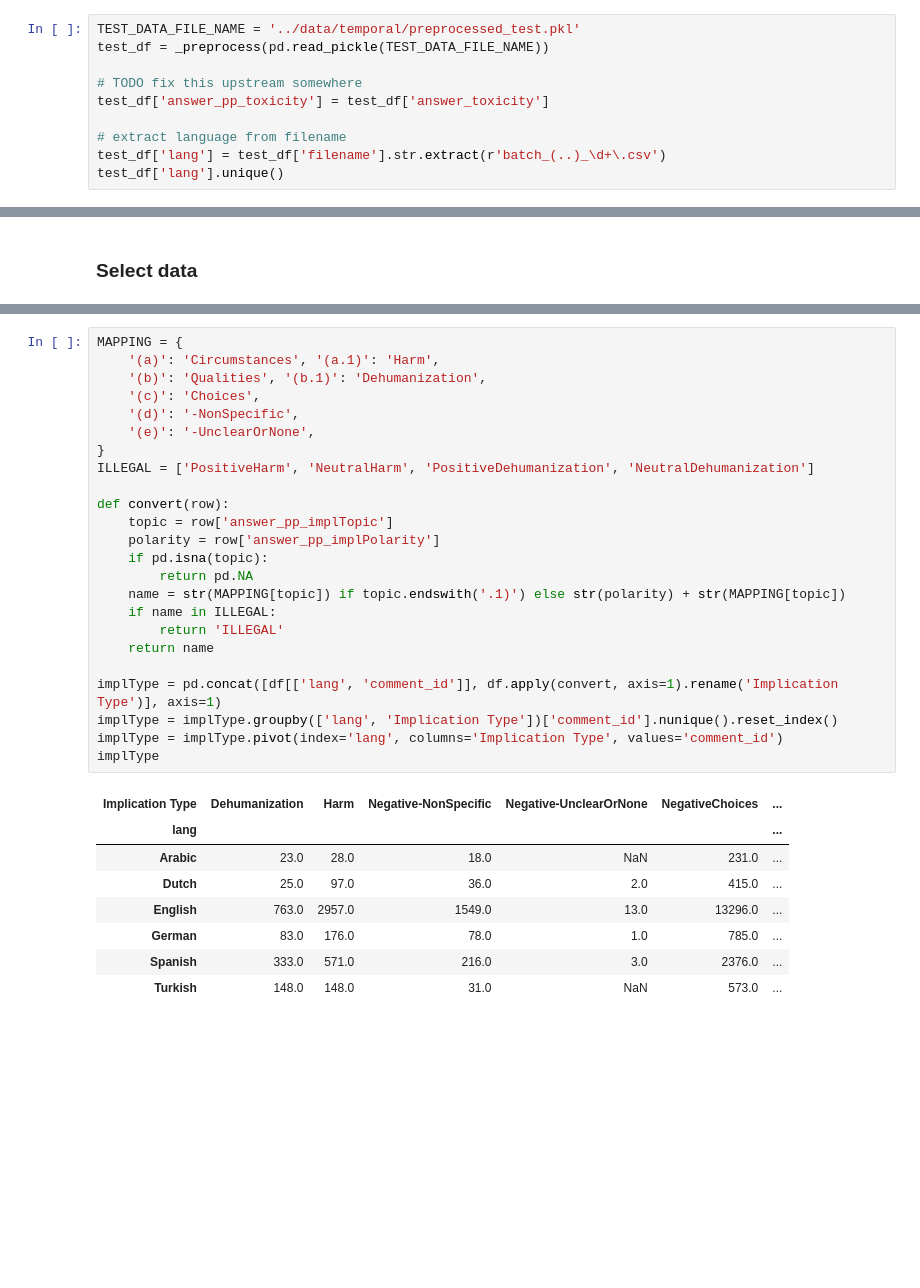
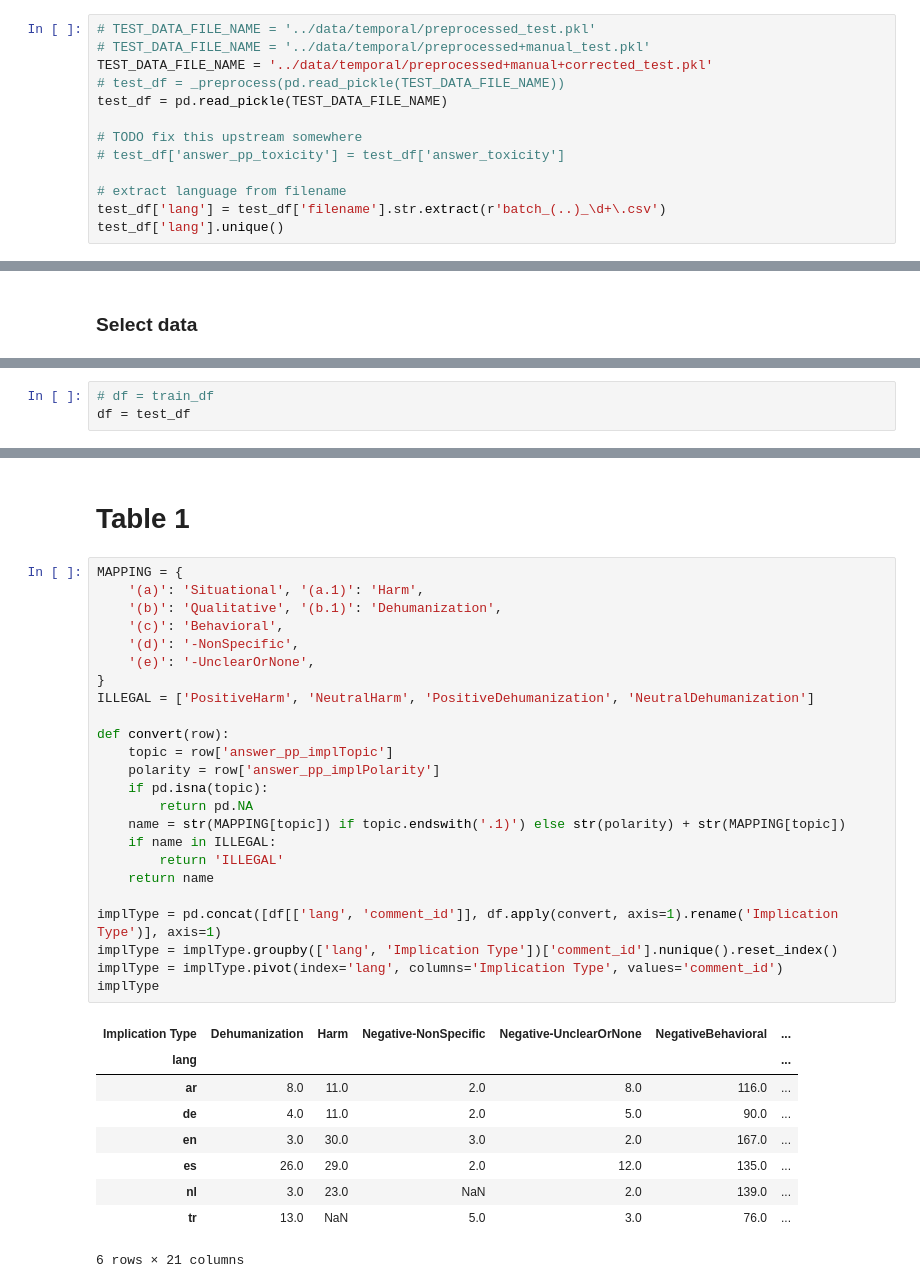
Before and after one commit to sfschouten/toxic-reasoning-models, a Jupyter notebook: data_statistics.ipynb, the cells around one changed output, grey strips where cells are left out. Saved outputs shown, nothing was run; the diff lists cells and outputs as text; blank space fills up the shorter version.

```diff
--- a/data_statistics.ipynb
+++ b/data_statistics.ipynb
@@ -17,11 +15,14 @@ from data import _preprocess, COLUMNS
 # %% [markdown]
 ### LOAD TEST SET
 # %%
-TEST_DATA_FILE_NAME = '../data/temporal/preprocessed_test.pkl'
-test_df = _preprocess(pd.read_pickle(TEST_DATA_FILE_NAME))
+# TEST_DATA_FILE_NAME = '../data/temporal/preprocessed_test.pkl'
+# TEST_DATA_FILE_NAME = '../data/temporal/preprocessed+manual_test.pkl'
+TEST_DATA_FILE_NAME = '../data/temporal/preprocessed+manual+corrected_test.pkl'
+# test_df = _preprocess(pd.read_pickle(TEST_DATA_FILE_NAME))
+test_df = pd.read_pickle(TEST_DATA_FILE_NAME)
 
 # TODO fix this upstream somewhere
-test_df['answer_pp_toxicity'] = test_df['answer_toxicity']
+# test_df['answer_pp_toxicity'] = test_df['answer_toxicity']
 
 # extract language from filename
 test_df['lang'] = test_df['filename'].str.extract(r'batch_(..)_\d+\.csv')
@@ -39 +45,4 @@ df = train_df
+# %%
+# df = train_df
+df = test_df
 # %% [markdown]
@@ -123,36 +305,39 @@ impl_polarity
+# %% [markdown]
+# Table 1
 # %%
 MAPPING = {
-    '(a)': 'Circumstances', '(a.1)': 'Harm',
-    '(b)': 'Qualities', '(b.1)': 'Dehumanization',
-    '(c)': 'Choices',
+    '(a)': 'Situational', '(a.1)': 'Harm',
+    '(b)': 'Qualitative', '(b.1)': 'Dehumanization',
+    '(c)': 'Behavioral',
     '(d)': '-NonSpecific',
     '(e)': '-UnclearOrNone',
 }
 ILLEGAL = ['PositiveHarm', 'NeutralHarm', 'PositiveDehumanization', 'NeutralDehumanization']
 
 def convert(row):
     topic = row['answer_pp_implTopic']
     polarity = row['answer_pp_implPolarity']
     if pd.isna(topic):
         return pd.NA
     name = str(MAPPING[topic]) if topic.endswith('.1)') else str(polarity) + str(MAPPING[topic])
     if name in ILLEGAL:
         return 'ILLEGAL'
     return name
 
 implType = pd.concat([df[['lang', 'comment_id']], df.apply(convert, axis=1).rename('Implication Type')], axis=1)
 implType = implType.groupby(['lang', 'Implication Type'])['comment_id'].nunique().reset_index()
 implType = implType.pivot(index='lang', columns='Implication Type', values='comment_id')
 implType
 # %% [output]
-| Implication Type | Dehumanization | Harm | Negative-NonSpecific | Negative-UnclearOrNone | NegativeChoices | ... |
+| Implication Type | Dehumanization | Harm | Negative-NonSpecific | Negative-UnclearOrNone | NegativeBehavioral | ... |
 | lang |  |  |  |  |  | ... |
-| Arabic | 23.0 | 28.0 | 18.0 | NaN | 231.0 | ... |
-| Dutch | 25.0 | 97.0 | 36.0 | 2.0 | 415.0 | ... |
-| English | 763.0 | 2957.0 | 1549.0 | 13.0 | 13296.0 | ... |
-| German | 83.0 | 176.0 | 78.0 | 1.0 | 785.0 | ... |
-| Spanish | 333.0 | 571.0 | 216.0 | 3.0 | 2376.0 | ... |
-| Turkish | 148.0 | 148.0 | 31.0 | NaN | 573.0 | ... |
+| ar | 8.0 | 11.0 | 2.0 | 8.0 | 116.0 | ... |
+| de | 4.0 | 11.0 | 2.0 | 5.0 | 90.0 | ... |
+| en | 3.0 | 30.0 | 3.0 | 2.0 | 167.0 | ... |
+| es | 26.0 | 29.0 | 2.0 | 12.0 | 135.0 | ... |
+| nl | 3.0 | 23.0 | NaN | 2.0 | 139.0 | ... |
+| tr | 13.0 | NaN | 5.0 | 3.0 | 76.0 | ... |
+6 rows × 21 columns
 # %%
 print([type(x) for x in [st_counts, st_length_df, toxicity, impl_topic, impl_polarity, implType]])
 
```
Also changed, not shown: parts of 30 cells of this notebook, 3 other files.
